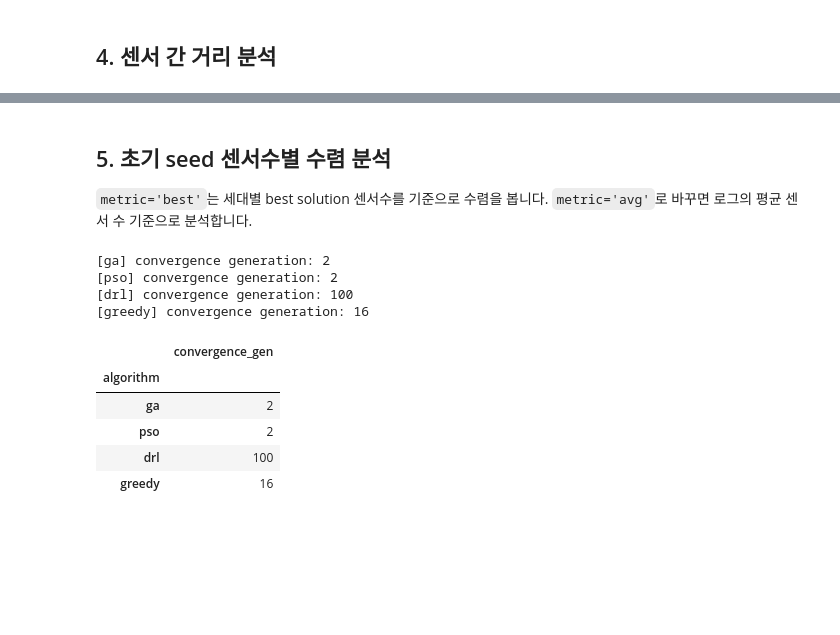
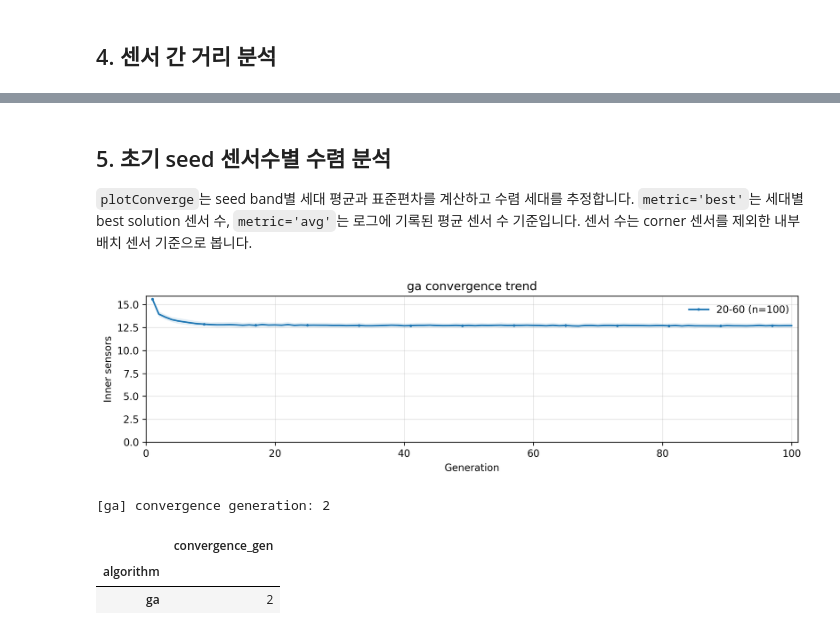
Before and after one commit to yutakseo/SensorDeployment_Optimizer, a Jupyter notebook: Analysis/main.ipynb, the cells around one changed output, grey strips where cells are left out. Cells and saved outputs as stored; diff of their text form; code cells hidden in the pictures; blank space fills up the shorter version.

```diff
--- a/Analysis/main.ipynb
+++ b/Analysis/main.ipynb
@@ -136,10 +177,10 @@ for context in CONTEXTS.values():
 
     analyzer.plot_evolution_trend(
         xtick_step=50,
-        include_corners=True,
+        include_corners=SENSOR_COUNT_INCLUDE_CORNERS,
         figsize=(10, 3),
         dpi=150,
-        show=False,
+        show=True,
         save_path=trends_dir / "sensor_count.png",
         close=True,
     )
@@ -147,7 +188,7 @@ for context in CONTEXTS.values():
         xtick_step=50,
         figsize=(10, 3),
         dpi=150,
-        show=False,
+        show=True,
         save_path=trends_dir / "coverage.png",
         close=True,
     )
@@ -155,7 +196,7 @@ for context in CONTEXTS.values():
         xtick_step=50,
         figsize=(10, 3),
         dpi=150,
-        show=False,
+        show=True,
         save_path=trends_dir / "fitness.png",
         close=True,
     )
@@ -257,46 +273,45 @@ cluster_df.round(3)
 # %% [markdown]
 ## 5. 초기 seed 센서수별 수렴 분석
 
-`metric='best'`는 세대별 best solution 센서수를 기준으로 수렴을 봅니다. `metric='avg'`로 바꾸면 로그의 평균 센서 수 기준으로 분석합니다.
+`plotConverge`는 seed band별 세대 평균과 표준편차를 계산하고 수렴 세대를 추정합니다.
+`metric='best'`는 세대별 best solution 센서 수, `metric='avg'`는 로그에 기록된 평균 센서 수 기준입니다.
+센서 수는 corner 센서를 제외한 내부 배치 센서 기준으로 봅니다.
 # %%
 convergence_rows = []
 for context in CONTEXTS.values():
     algorithm = str(context["algorithm"])
     bands = list(context["bands"])
     trends_dir = Path(context["trends_dir"])
     convergence = plotConverge(
         results_root=RESULTS_ROOT,
+        title=f"{algorithm} convergence trend",
         algorithm=algorithm,
         map_name=MAP_NAME,
         seed_bands=bands,
-        include_corners=True,
+        include_corners=SENSOR_COUNT_INCLUDE_CORNERS,
         metric="avg",
-        threshold=0.5,
+        threshold=1.,
+        figsize=(10, 3),
         dpi=300,
-        show=False,
+        show=True,
         save_path=trends_dir / "convergence.png",
     )
     convergence_gen = convergence["convergence"]["convergence_gen"]
     convergence_rows.append(
         {
             "algorithm": algorithm,
             "convergence_gen": convergence_gen,
         }
     )
     print(f"[{algorithm}] convergence generation: {convergence_gen}")
 
 convergence_df = pd.DataFrame(convergence_rows).set_index("algorithm")
 convergence_df
 # %% [output]
+[figure, added]
 [ga] convergence generation: 2
-[pso] convergence generation: 2
-[drl] convergence generation: 100
-[greedy] convergence generation: 16
 |  | convergence_gen |
 | algorithm |  |
 | ga | 2 |
-| pso | 2 |
-| drl | 100 |
-| greedy | 16 |
 # %% [markdown]
 ## 6. 전체 커버리지와 중첩 커버리지 분석
```
Also changed, not shown: parts of 11 cells of this notebook, 17 other files.
